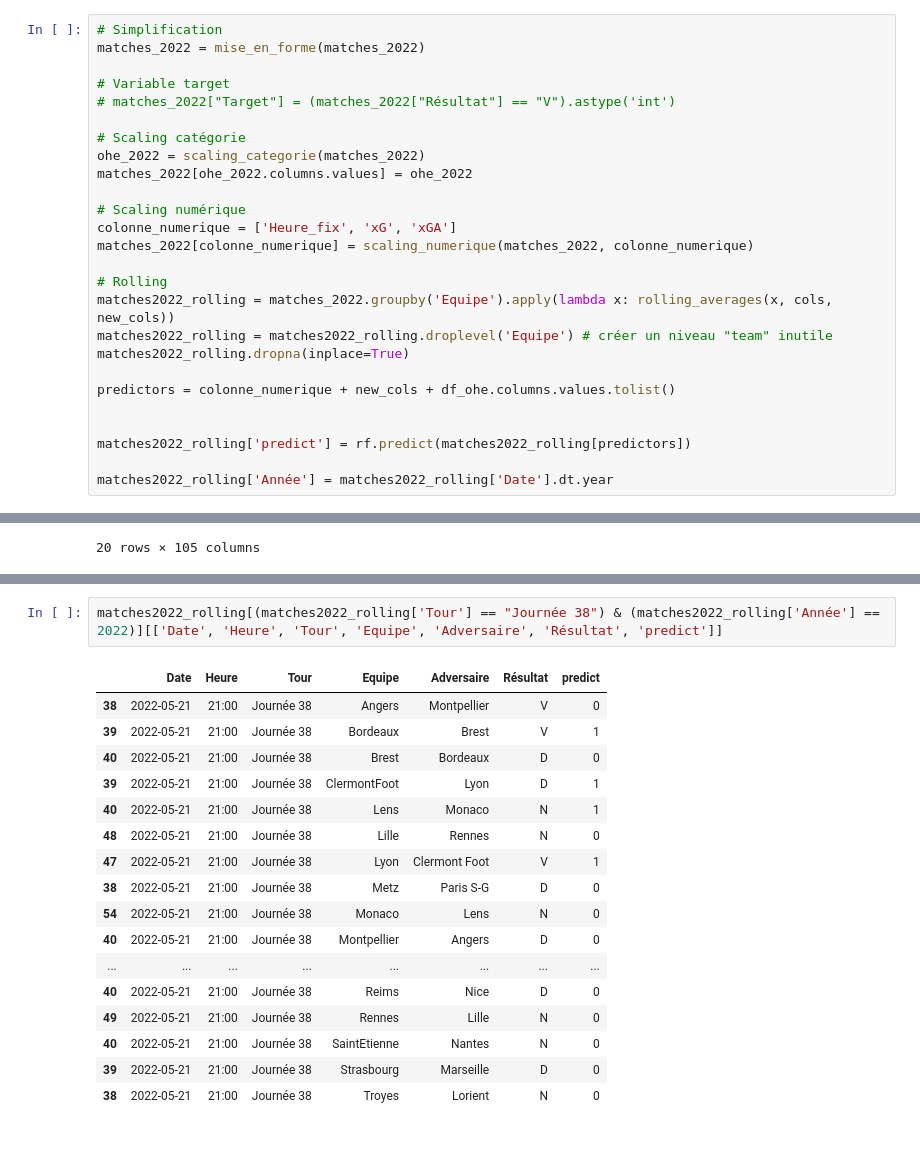
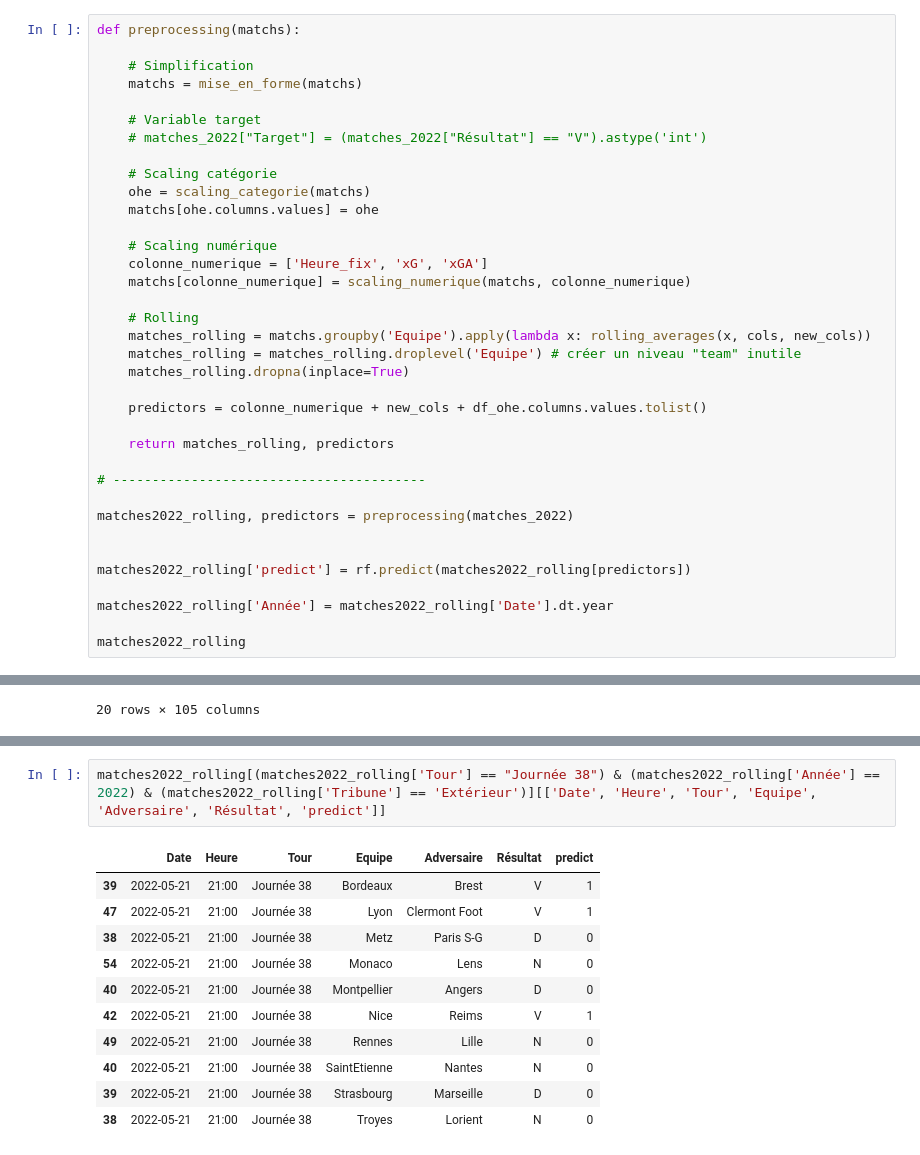
Before and after one commit to Tomlora/Ligue1, a Jupyter notebook: prediction.ipynb, the cells around one changed output, grey strips where cells are left out. Drawn from its saved outputs; the diff is of its cells as text.

```diff
--- a/prediction.ipynb
+++ b/prediction.ipynb
@@ -323,28 +323,38 @@ matches_rolling[(matches_rolling['Target'] == 1) & (matches_rolling['predict'] !
 # %%
 matches_2022 = pd.read_csv('matches_saison2021-2022.csv', index_col = 0)
 # %%
-# Simplification
-matches_2022 = mise_en_forme(matches_2022)
+def preprocessing(matchs):
 
-# Variable target
-# matches_2022["Target"] = (matches_2022["Résultat"] == "V").astype('int')
+    # Simplification
+    matchs = mise_en_forme(matchs)
 
-# Scaling catégorie
-ohe_2022 = scaling_categorie(matches_2022)
-matches_2022[ohe_2022.columns.values] = ohe_2022
+    # Variable target
+    # matches_2022["Target"] = (matches_2022["Résultat"] == "V").astype('int')
 
-# Scaling numérique
-colonne_numerique = ['Heure_fix', 'xG', 'xGA']
-matches_2022[colonne_numerique] = scaling_numerique(matches_2022, colonne_numerique)
+    # Scaling catégorie
+    ohe = scaling_categorie(matchs)
+    matchs[ohe.columns.values] = ohe
 
-# Rolling
-matches2022_rolling = matches_2022.groupby('Equipe').apply(lambda x: rolling_averages(x, cols, new_cols))
-matches2022_rolling = matches2022_rolling.droplevel('Equipe') # créer un niveau "team" inutile
-matches2022_rolling.dropna(inplace=True)
+    # Scaling numérique
+    colonne_numerique = ['Heure_fix', 'xG', 'xGA']
+    matchs[colonne_numerique] = scaling_numerique(matchs, colonne_numerique)
 
-predictors = colonne_numerique + new_cols + df_ohe.columns.values.tolist()
+    # Rolling
+    matches_rolling = matchs.groupby('Equipe').apply(lambda x: rolling_averages(x, cols, new_cols))
+    matches_rolling = matches_rolling.droplevel('Equipe') # créer un niveau "team" inutile
+    matches_rolling.dropna(inplace=True)
+
+    predictors = colonne_numerique + new_cols + df_ohe.columns.values.tolist()
+
+    return matches_rolling, predictors
+
+# ----------------------------------------
+
+matches2022_rolling, predictors = preprocessing(matches_2022)
 
 
 matches2022_rolling['predict'] = rf.predict(matches2022_rolling[predictors])
 
 matches2022_rolling['Année'] = matches2022_rolling['Date'].dt.year
+
+matches2022_rolling
@@ -389,19 +412,13 @@ matches2022_rolling
 # %%
-matches2022_rolling[(matches2022_rolling['Tour'] == "Journée 38") & (matches2022_rolling['Année'] == 2022)][['Date', 'Heure', 'Tour', 'Equipe', 'Adversaire', 'Résultat', 'predict']]
+matches2022_rolling[(matches2022_rolling['Tour'] == "Journée 38") & (matches2022_rolling['Année'] == 2022) & (matches2022_rolling['Tribune'] == 'Extérieur')][['Date', 'Heure', 'Tour', 'Equipe', 'Adversaire', 'Résultat', 'predict']]
 # %% [output]
 |  | Date | Heure | Tour | Equipe | Adversaire | Résultat | predict |
-| 38 | 2022-05-21 | 21:00 | Journée 38 | Angers | Montpellier | V | 0 |
 | 39 | 2022-05-21 | 21:00 | Journée 38 | Bordeaux | Brest | V | 1 |
-| 40 | 2022-05-21 | 21:00 | Journée 38 | Brest | Bordeaux | D | 0 |
-| 39 | 2022-05-21 | 21:00 | Journée 38 | ClermontFoot | Lyon | D | 1 |
-| 40 | 2022-05-21 | 21:00 | Journée 38 | Lens | Monaco | N | 1 |
-| 48 | 2022-05-21 | 21:00 | Journée 38 | Lille | Rennes | N | 0 |
 | 47 | 2022-05-21 | 21:00 | Journée 38 | Lyon | Clermont Foot | V | 1 |
 | 38 | 2022-05-21 | 21:00 | Journée 38 | Metz | Paris S-G | D | 0 |
 | 54 | 2022-05-21 | 21:00 | Journée 38 | Monaco | Lens | N | 0 |
 | 40 | 2022-05-21 | 21:00 | Journée 38 | Montpellier | Angers | D | 0 |
-| ... | ... | ... | ... | ... | ... | ... | ... |
-| 40 | 2022-05-21 | 21:00 | Journée 38 | Reims | Nice | D | 0 |
+| 42 | 2022-05-21 | 21:00 | Journée 38 | Nice | Reims | V | 1 |
 | 49 | 2022-05-21 | 21:00 | Journée 38 | Rennes | Lille | N | 0 |
 | 40 | 2022-05-21 | 21:00 | Journée 38 | SaintEtienne | Nantes | N | 0 |
 | 39 | 2022-05-21 | 21:00 | Journée 38 | Strasbourg | Marseille | D | 0 |
```
Also changed, not shown: parts of 5 cells of this notebook, 1 other file.
